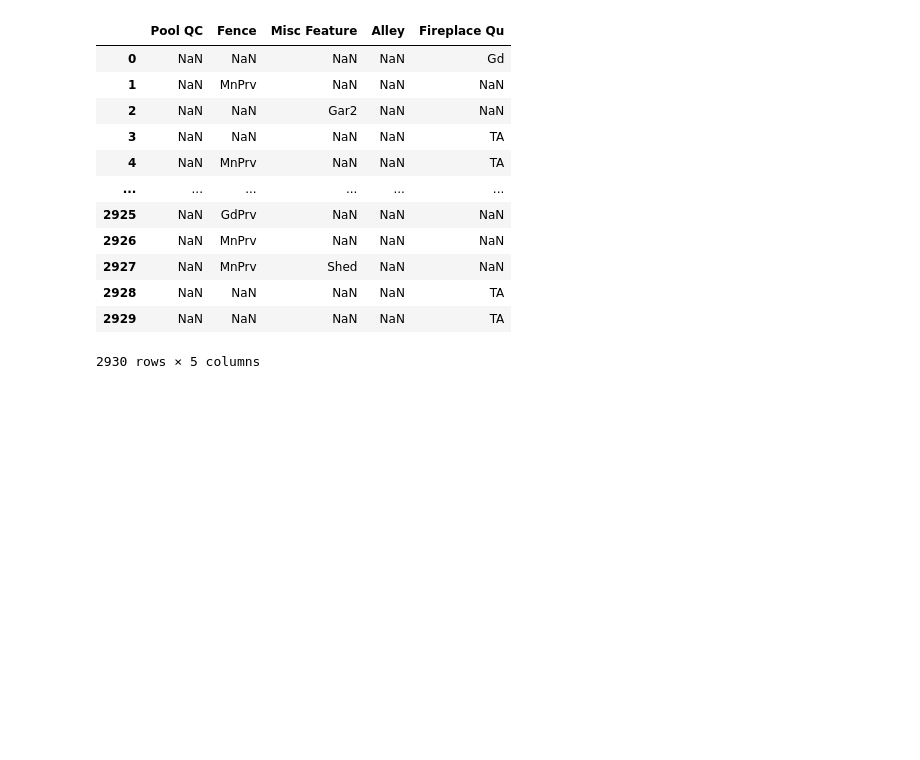
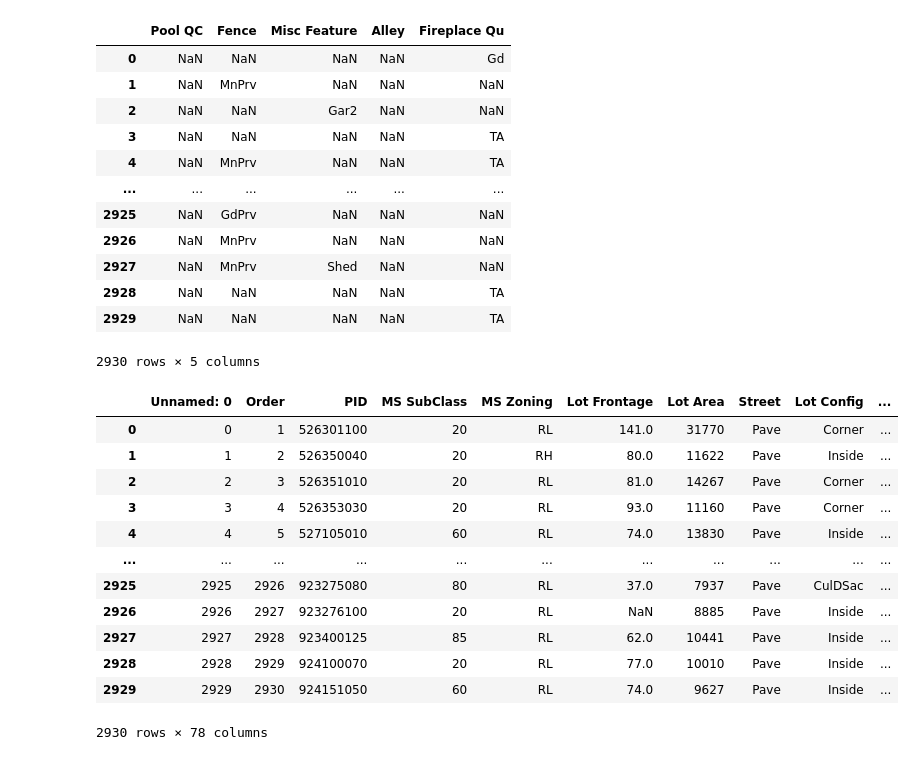
Before and after one commit to Akshitwadhwa/data-cleaning-and-house-cost-calculation-model, a Jupyter notebook: data_scrubbing_cleaning.ipynb, the cells around one changed output. Saved outputs shown, nothing was run; the diff lists cells and outputs as text; code cells hidden in the pictures; blank space fills up the shorter version.

```diff
--- a/data_scrubbing_cleaning.ipynb
+++ b/data_scrubbing_cleaning.ipynb
@@ -147,3 +148,22 @@ ames.loc[: ,['Pool QC', 'Fence', 'Misc Feature', 'Alley', 'Fireplace Qu']]
 | 2928 | NaN | NaN | NaN | NaN | TA |
 | 2929 | NaN | NaN | NaN | NaN | TA |
 2930 rows × 5 columns
+# %%
+# we are now going to make a model for the give dataset
+ames_new= ames.drop(columns=['Alley' , 'Utilities' , 'Lot Shape' ,'Land Contour' ,'Land Slope' ])
+ames_new
+# removing the uncc
+# %% [output]
+|  | Unnamed: 0 | Order | PID | MS SubClass | MS Zoning | Lot Frontage | Lot Area | Street | Lot Config | ... |
+| 0 | 0 | 1 | 526301100 | 20 | RL | 141.0 | 31770 | Pave | Corner | ... |
+| 1 | 1 | 2 | 526350040 | 20 | RH | 80.0 | 11622 | Pave | Inside | ... |
+| 2 | 2 | 3 | 526351010 | 20 | RL | 81.0 | 14267 | Pave | Corner | ... |
+| 3 | 3 | 4 | 526353030 | 20 | RL | 93.0 | 11160 | Pave | Corner | ... |
+| 4 | 4 | 5 | 527105010 | 60 | RL | 74.0 | 13830 | Pave | Inside | ... |
+| ... | ... | ... | ... | ... | ... | ... | ... | ... | ... | ... |
+| 2925 | 2925 | 2926 | 923275080 | 80 | RL | 37.0 | 7937 | Pave | CulDSac | ... |
+| 2926 | 2926 | 2927 | 923276100 | 20 | RL | NaN | 8885 | Pave | Inside | ... |
+| 2927 | 2927 | 2928 | 923400125 | 85 | RL | 62.0 | 10441 | Pave | Inside | ... |
+| 2928 | 2928 | 2929 | 924100070 | 20 | RL | 77.0 | 10010 | Pave | Inside | ... |
+| 2929 | 2929 | 2930 | 924151050 | 60 | RL | 74.0 | 9627 | Pave | Inside | ... |
+2930 rows × 78 columns
```
Also changed, not shown: parts of 4 cells of this notebook, 1 other file.
